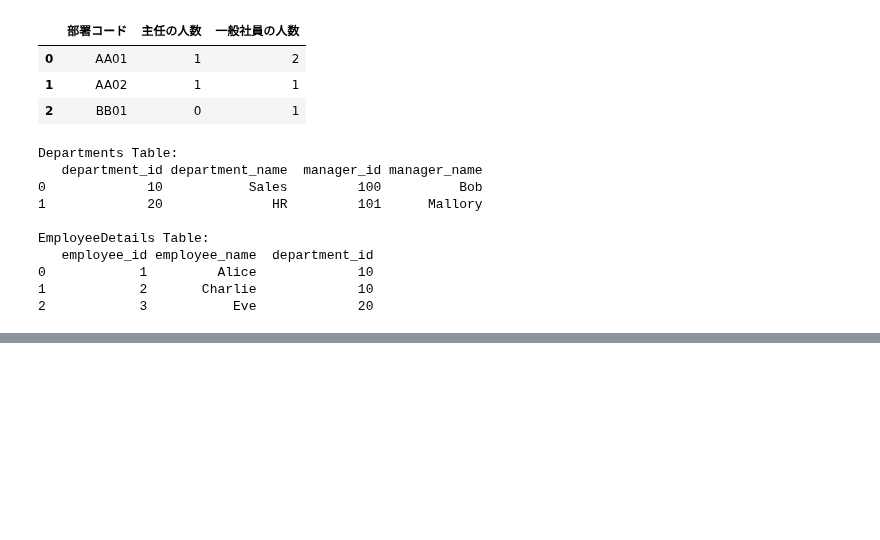
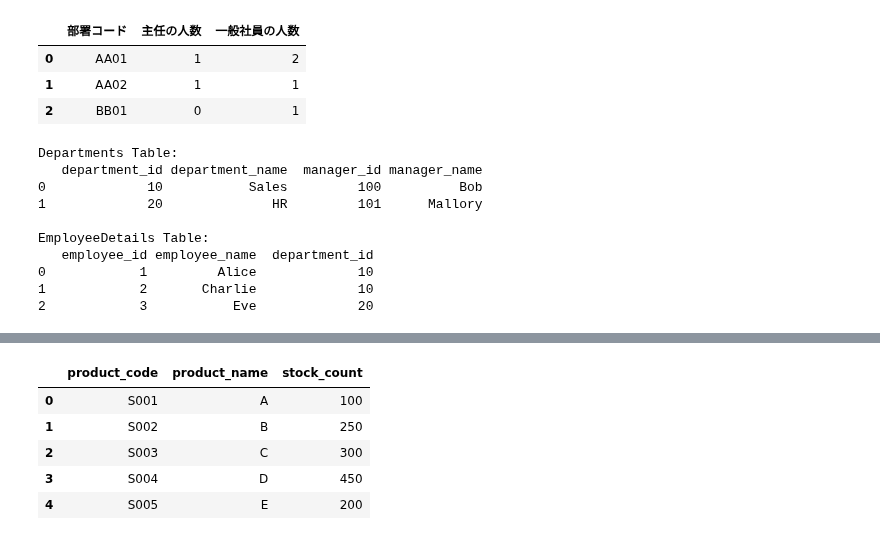
Before and after one commit to phonon-py/DatabaseSpecialistStudy, a Jupyter notebook: main.ipynb, the cells around one changed output, grey strips where cells are left out. Drawn from its saved outputs; the diff is of its cells as text; code cells hidden in the pictures; blank space fills up the shorter version.

```diff
--- a/main.ipynb
+++ b/main.ipynb
@@ -3584,0 +3597,9 @@ engine.dispose()
+# %%
+df_stocks
+# %% [output]
+|  | product_code | product_name | stock_count |
+| 0 | S001 | A | 100 |
+| 1 | S002 | B | 250 |
+| 2 | S003 | C | 300 |
+| 3 | S004 | D | 450 |
+| 4 | S005 | E | 200 |
```
Also changed, not shown: parts of 5 cells of this notebook.
